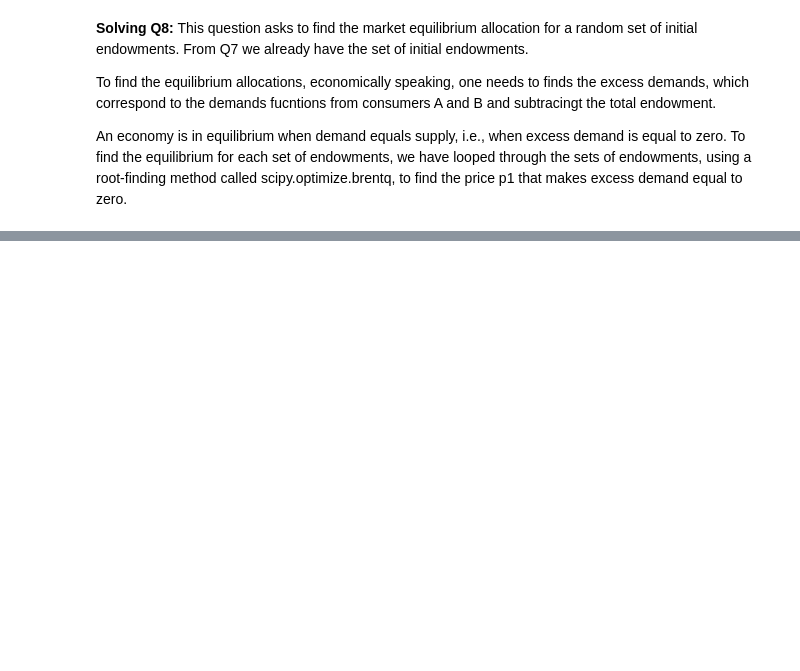
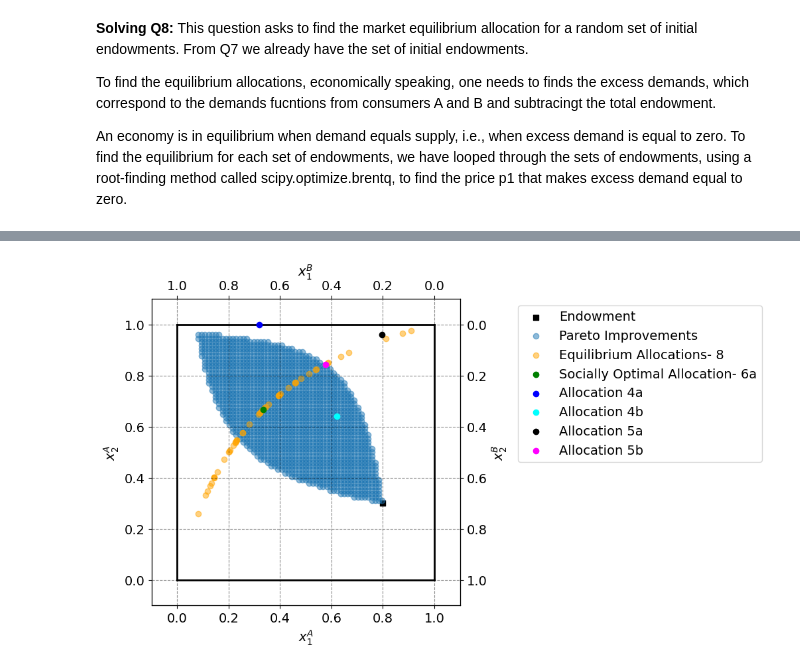
Before and after one commit to NumEconCopenhagen/projects-2024-isabel_nicole_snorri, a Jupyter notebook: inauguralproject/improving inauguralproject.ipynb, the cells around one changed output, grey strips where cells are left out. Drawn from its saved outputs; the diff is of its cells as text; code cells hidden in the pictures; blank space fills up the shorter version.

```diff
--- a/inauguralproject/improving inauguralproject.ipynb
+++ b/inauguralproject/improving inauguralproject.ipynb
@@ -513,10 +524,12 @@ To find the equilibrium allocations, economically speaking, one needs to finds t
 
 An economy is in equilibrium when demand equals supply, i.e., when excess demand is equal to zero. To find the equilibrium for each set of endowments, we have looped through the sets of endowments, using a root-finding method called scipy.optimize.brentq, to find the price p1 that makes excess demand equal to zero.
 # %%
+# FINDING EQUILIBRIUM ALLOCATIONS
+
 # Defining Excess Demand:
     # Excess demand for good 1
-def excess_demand_good1(p1, w1A, w2A, model):
-    model.par.w1A, model.par.w2A = w1A, w2A
+def excess_demand_good1(p1, w1_A, w2_A, model):
+    model.par.w1A, model.par.w2A = w1_A, w2_A
 
     x1A, _ = model.demand_A(p1)
     x1B, _ = model.demand_B(p1)
@@ -524,8 +537,8 @@ def excess_demand_good1(p1, w1A, w2A, model):
     return (x1A + x1B) - 1  # Total endowment for good 1 is normalized to 1
 
    # Excess demand for good 2
-def excess_demand_good2(p1, w1A, w2A, model):
-    model.par.w1A, model.par.w2A = w1A, w2A
+def excess_demand_good2(p1, w1_A, w2_A, model):
+    model.par.w1A, model.par.w2A = w1_A, w2_A
 
     _, x2A = model.demand_A(p1)
     _, x2B = model.demand_B(p1)
@@ -537,10 +550,10 @@ from scipy.optimize import brentq
 equilibrium_prices = []
 equilibrium_allocations = []
 
-for w1A, w2A in W:
+for w1_A, w2_A in W:
     try:
         # Assuming p2 is normalized to 1, we find p1 that zeroes excess demand for good 1
-        equilibrium_price = brentq(excess_demand_good1, 0.01, 10, args=(w1A, w2A, model))
+        equilibrium_price = brentq(excess_demand_good1, 0.01, 10, args=(w1_A, w2_A, model))
         equilibrium_prices.append(equilibrium_price)
 
         # Calculate equilibrium allocations using the equilibrium price
@@ -586,0 +566,55 @@ No artists with labels found to put in legend.  Note that artists whose label st
+# %%
+# PLOTTING EQUILIBRIUM ALLOCATIONS
+
+# Total endowment
+w1bar = 1.0
+w2bar = 1.0
+
+# Figure set up
+fig = plt.figure(frameon=False,figsize=(6,6), dpi=100)
+ax_A = fig.add_subplot(1, 1, 1)
+
+ax_A.set_xlabel("$x_1^A$")
+ax_A.set_ylabel("$x_2^A$")
+
+temp = ax_A.twinx()
+temp.set_ylabel("$x_2^B$")
+ax_B = temp.twiny()
+ax_B.set_xlabel("$x_1^B$")
+ax_B.invert_xaxis()
+ax_B.invert_yaxis()
+
+# Plotting initial endowment (over A's perspective)
+ax_A.scatter(omega1_A, omega2_A,marker='s',color='black',label='Endowment')
+
+# Plotting Pareto Improvements
+ax_A.scatter(pareto_imp_x1A, pareto_imp_x2A, alpha=0.5, label="Pareto Improvements")
+
+# Plot equilibrium allocations (from 8):
+ax_A.scatter(equilibrium_x1A, equilibrium_x2A,color='orange', alpha=0.5, label='Equilibrium Allocations- 8')
+
+# Plot initial Socially optimal allocation (from 6a)
+ax_A.scatter(social_opt_x1A, social_opt_x2A, color='green', label='Socially Optimal Allocation- 6a', zorder=5)
+
+# Plot 4a and 4b allocations:
+ax_A.scatter(x1_A_4a, x2_A_4a, color='blue', label='Allocation 4a', zorder=5)
+ax_A.scatter(x1_A_4b, x2_A_4b, color='cyan', label='Allocation 4b', zorder=5)
+
+# Plot 5a and 5b allocations:
+ax_A.scatter(x1_A_5a, x2_A_5a, color='black', label='Allocation 5a', zorder=5)
+ax_A.scatter(x1_A_5b, x2_A_5b, color='magenta', label='Allocation 5b', zorder=5)
+
+# Graph limits
+ax_A.plot([0,w1bar],[0,0],lw=2,color='black')
+ax_A.plot([0,w1bar],[w2bar,w2bar],lw=2,color='black')
+ax_A.plot([0,0],[0,w2bar],lw=2,color='black')
+ax_A.plot([w1bar,w1bar],[0,w2bar],lw=2,color='black')
+
+ax_A.set_xlim([-0.1, w1bar + 0.1])
+ax_A.set_ylim([-0.1, w2bar + 0.1])
+ax_B.set_xlim([w1bar + 0.1, -0.1])
+ax_B.set_ylim([w2bar + 0.1, -0.1])
+
+ax_A.legend(frameon=True,loc='upper right',bbox_to_anchor=(2,1.0));
+# %% [output]
+[figure, added]
```
Also changed, not shown: parts of 12 cells of this notebook, 3 other files.
